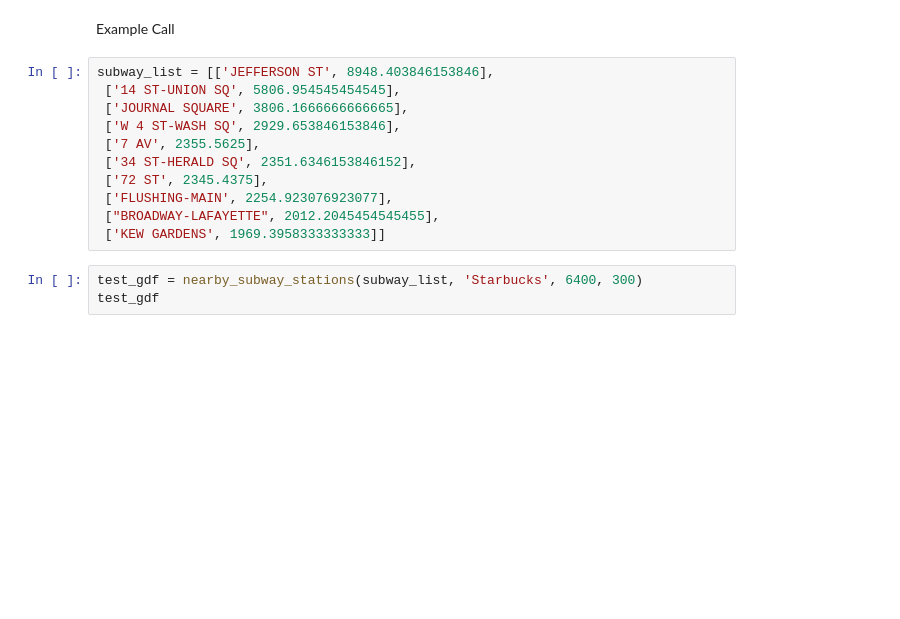
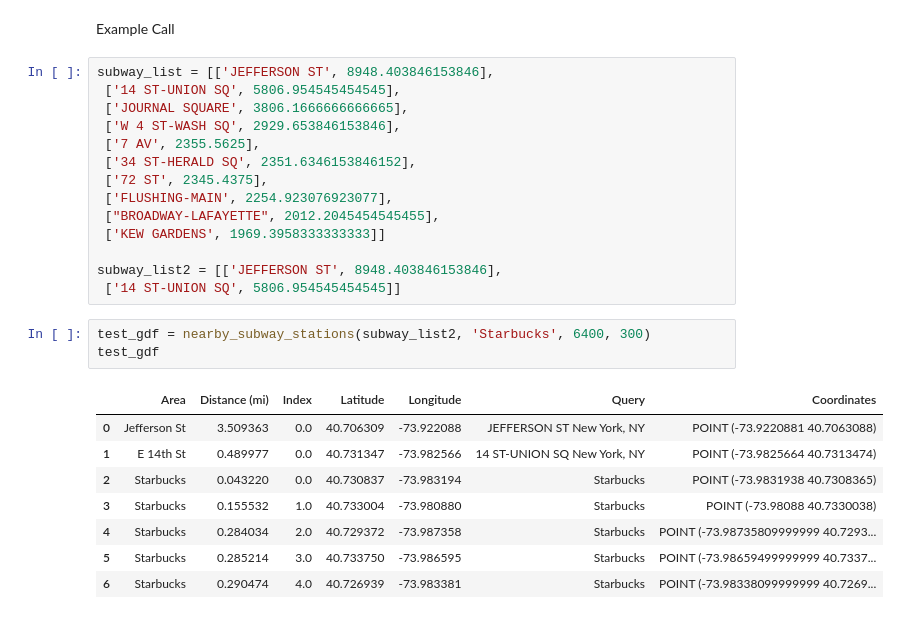
Before and after one commit to nalehc/gala_flyer_locations, a Jupyter notebook: Google_Places_Scraping_Alan.ipynb, the cells around one changed output. Cells and saved outputs as stored; diff of their text form; blank space fills up the shorter version.

```diff
--- a/Google_Places_Scraping_Alan.ipynb
+++ b/Google_Places_Scraping_Alan.ipynb
@@ -176,6 +191,18 @@ subway_list = [['JEFFERSON ST', 8948.403846153846],
  ['FLUSHING-MAIN', 2254.923076923077],
  ["BROADWAY-LAFAYETTE", 2012.2045454545455],
  ['KEW GARDENS', 1969.3958333333333]]
+
+subway_list2 = [['JEFFERSON ST', 8948.403846153846],
+ ['14 ST-UNION SQ', 5806.954545454545]]
 # %%
-test_gdf = nearby_subway_stations(subway_list, 'Starbucks', 6400, 300)
+test_gdf = nearby_subway_stations(subway_list2, 'Starbucks', 6400, 300)
 test_gdf
+# %% [output]
+|  | Area | Distance (mi) | Index | Latitude | Longitude | Query | Coordinates |
+| 0 | Jefferson St | 3.509363 | 0.0 | 40.706309 | -73.922088 | JEFFERSON ST New York, NY | POINT (-73.9220881 40.7063088) |
+| 1 | E 14th St | 0.489977 | 0.0 | 40.731347 | -73.982566 | 14 ST-UNION SQ New York, NY | POINT (-73.9825664 40.7313474) |
+| 2 | Starbucks | 0.043220 | 0.0 | 40.730837 | -73.983194 | Starbucks | POINT (-73.9831938 40.7308365) |
+| 3 | Starbucks | 0.155532 | 1.0 | 40.733004 | -73.980880 | Starbucks | POINT (-73.98088 40.7330038) |
+| 4 | Starbucks | 0.284034 | 2.0 | 40.729372 | -73.987358 | Starbucks | POINT (-73.98735809999999 40.7293... |
+| 5 | Starbucks | 0.285214 | 3.0 | 40.733750 | -73.986595 | Starbucks | POINT (-73.98659499999999 40.7337... |
+| 6 | Starbucks | 0.290474 | 4.0 | 40.726939 | -73.983381 | Starbucks | POINT (-73.98338099999999 40.7269... |
```
Also changed, not shown: parts of 11 cells of this notebook.
